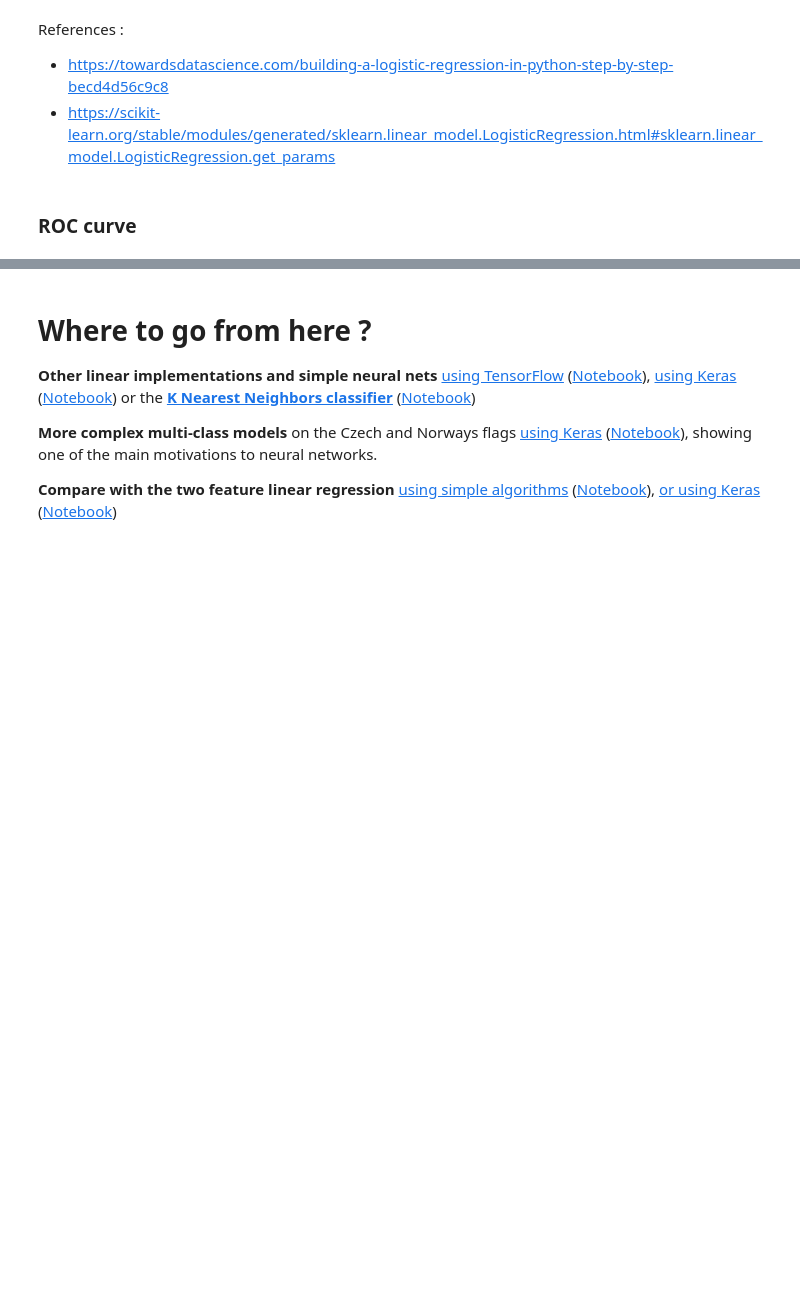
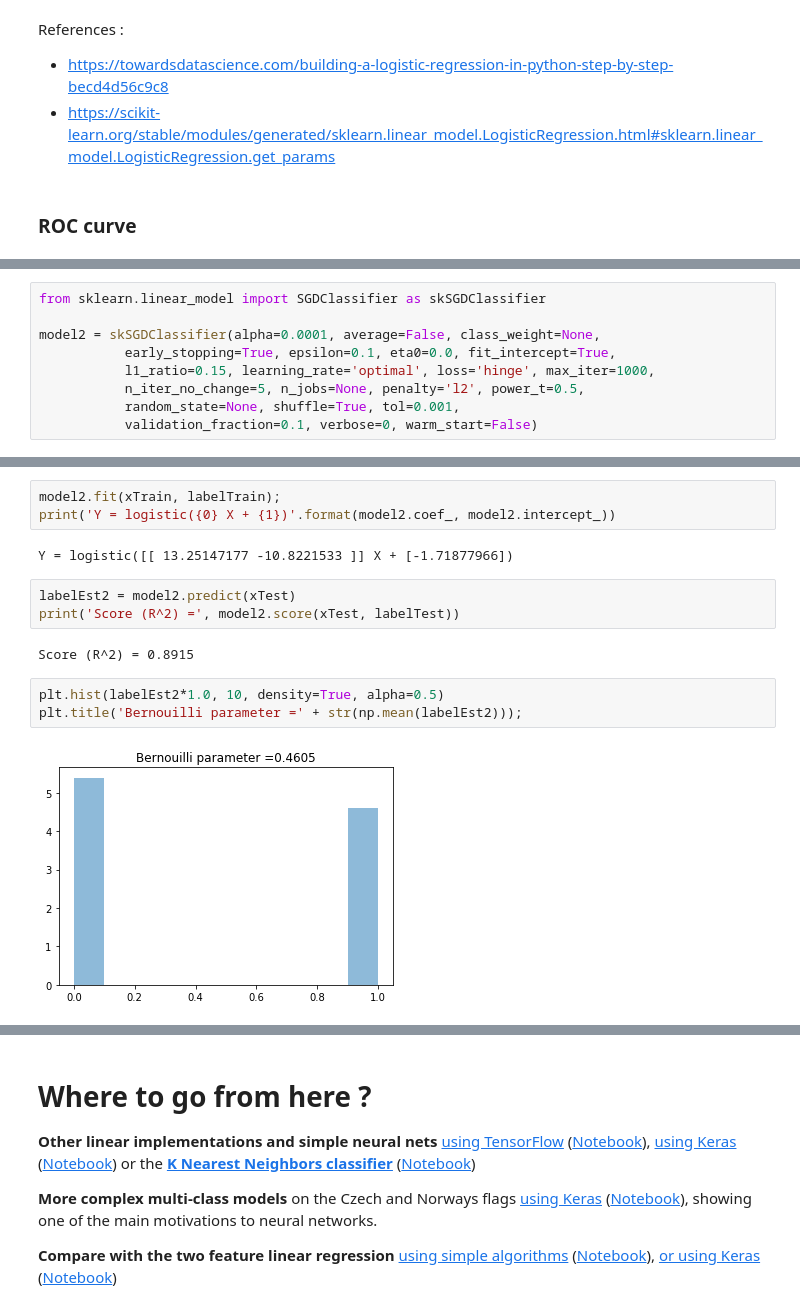
Before and after one commit to tonio73/data-science, a Jupyter notebook: classification/ClassificationContinuous2Features.ipynb, the cells around one changed output, grey strips where cells are left out. Cells and saved outputs as stored; diff of their text form; blank space fills up the shorter version.

```diff
--- a/classification/ClassificationContinuous2Features.ipynb
+++ b/classification/ClassificationContinuous2Features.ipynb
@@ -316,0 +322,9 @@ plt.legend(loc="lower right");
+# %%
+from sklearn.linear_model import SGDClassifier as skSGDClassifier
+
+model2 = skSGDClassifier(alpha=0.0001, average=False, class_weight=None,
+           early_stopping=True, epsilon=0.1, eta0=0.0, fit_intercept=True,
+           l1_ratio=0.15, learning_rate='optimal', loss='hinge', max_iter=1000,
+           n_iter_no_change=5, n_jobs=None, penalty='l2', power_t=0.5,
+           random_state=None, shuffle=True, tol=0.001,
+           validation_fraction=0.1, verbose=0, warm_start=False)
@@ -316,0 +336,15 @@ plt.legend(loc="lower right");
+# %%
+model2.fit(xTrain, labelTrain);
+print('Y = logistic({0} X + {1})'.format(model2.coef_, model2.intercept_))
+# %% [output]
+Y = logistic([[ 13.25147177 -10.8221533 ]] X + [-1.71877966])
+# %%
+labelEst2 = model2.predict(xTest)
+print('Score (R^2) =', model2.score(xTest, labelTest))
+# %% [output]
+Score (R^2) = 0.8915
+# %%
+plt.hist(labelEst2*1.0, 10, density=True, alpha=0.5)
+plt.title('Bernouilli parameter =' + str(np.mean(labelEst2)));
+# %% [output]
+[figure, added]
```
Also changed, not shown: parts of 21 cells of this notebook, 2 other files.
